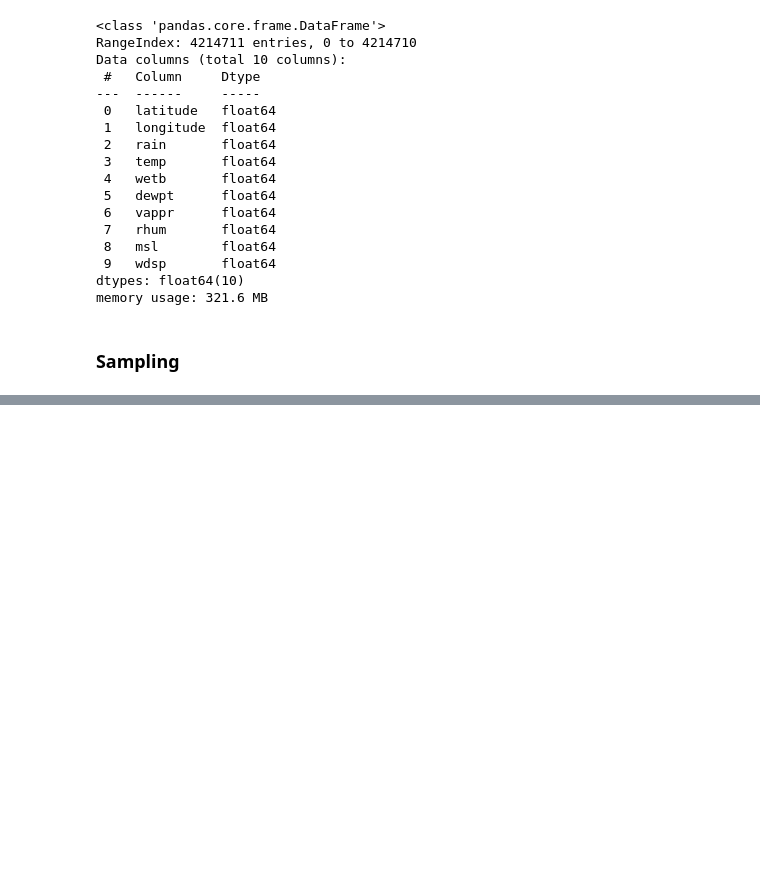
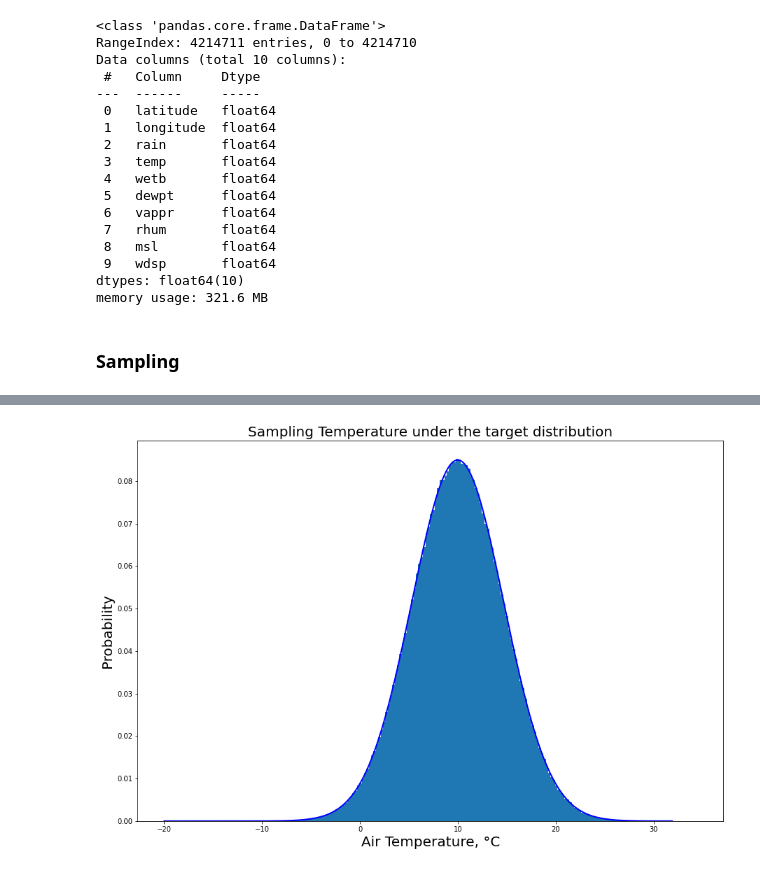
Before and after one commit to AAYamoldin/Methods-and-models-for-multivariate-data-analysis-2021-2022-ITMO_labs, a Jupyter notebook: Lab3/main_lab3.ipynb, the cells around one changed output, grey strips where cells are left out. Drawn from its saved outputs; the diff is of its cells as text; code cells hidden in the pictures; blank space fills up the shorter version.

```diff
--- a/Lab3/main_lab3.ipynb
+++ b/Lab3/main_lab3.ipynb
@@ -126,0 +158,28 @@ accuracy_k2 = accuracy_params_restoration(BayesianModel(best_model.edges()), df.
+# %%
+# collect all accepted samples here
+samples = []
+
+# try this many candidates
+N = 2_000_000
+
+for _ in range(N):
+    # sample a candidate
+    candidate = np.random.normal(*upper_params)
+
+    # calculate probability of accepting this candidate
+    prob_accept = g1(candidate, 9.99195449792312, 4.695992084968425) / (M * g(candidate, *upper_params))
+
+    # accept with the calculated probability
+    if np.random.random() < prob_accept:
+        samples.append(candidate)
+
+plt.figure(figsize=(15, 10))
+plt.hist(samples, bins=200, density=True)
+plt.xlabel('Air Temperature, °C', fontsize=20)
+plt.plot(x_vals, f_vals, linewidth=2, color='b')
+plt.ylabel('Probability', fontsize=20)
+plt.title("Sampling Temperature under the target distribution", fontsize=20)
+plt.savefig('dist_hist_temp', bbox_inches='tight')
+plt.show()
+# %% [output]
+[figure, added]
```
Also changed, not shown: parts of 68 cells of this notebook, 27 other files.
